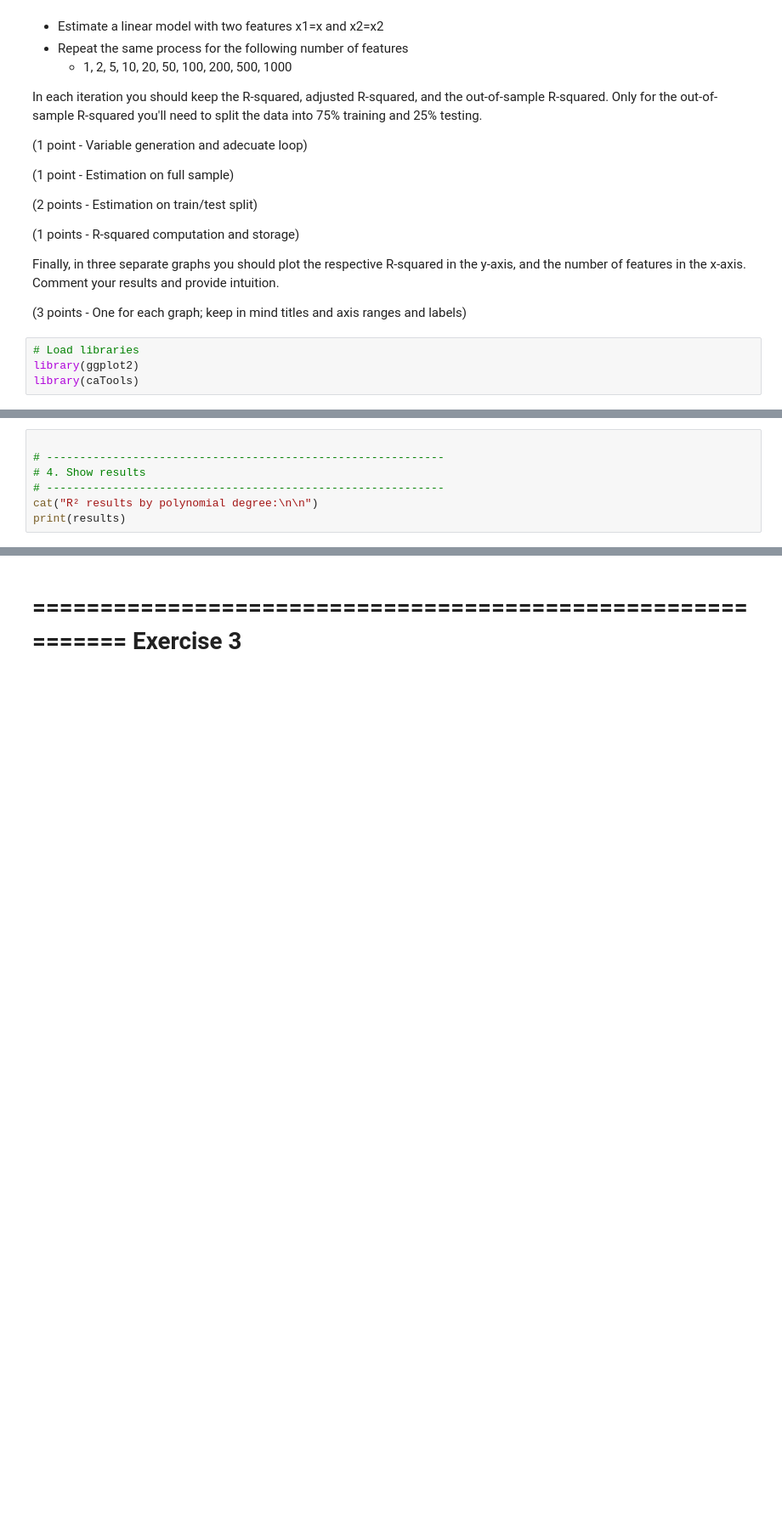
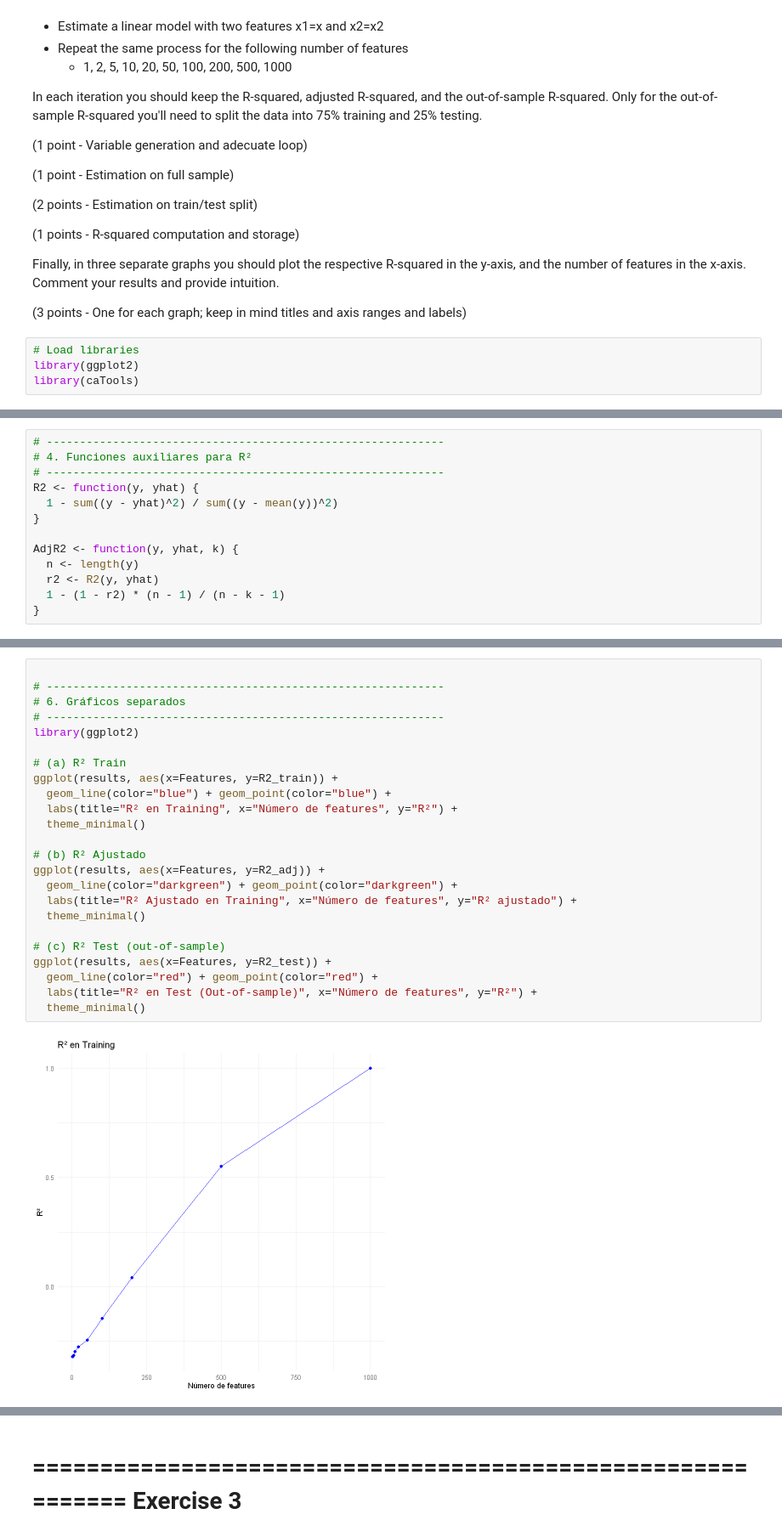
Before and after one commit to Daf1807/High_Dimensional_Linear_Models, a Jupyter notebook: R/scripts/R.ipynb, the cells around one changed output, grey strips where cells are left out. Shown at 85% size. Saved outputs shown, nothing was run; the diff lists cells and outputs as text; blank space fills up the shorter version.

```diff
--- a/R/scripts/R.ipynb
+++ b/R/scripts/R.ipynb
@@ -160,7 +143,13 @@ for (degree in 1:10) {
 # %%
+# ------------------------------------------------------------
+# 4. Funciones auxiliares para R²
+# ------------------------------------------------------------
+R2 <- function(y, yhat) {
+  1 - sum((y - yhat)^2) / sum((y - mean(y))^2)
+}
 
-# ------------------------------------------------------------
-# 4. Show results
-# ------------------------------------------------------------
-cat("R² results by polynomial degree:\n\n")
-print(results)
+AdjR2 <- function(y, yhat, k) {
+  n <- length(y)
+  r2 <- R2(y, yhat)
+  1 - (1 - r2) * (n - 1) / (n - k - 1)
+}
@@ -199,0 +206,26 @@ Warning message:
+# %%
+
+# ------------------------------------------------------------
+# 6. Gráficos separados
+# ------------------------------------------------------------
+library(ggplot2)
+
+# (a) R² Train
+ggplot(results, aes(x=Features, y=R2_train)) +
+  geom_line(color="blue") + geom_point(color="blue") +
+  labs(title="R² en Training", x="Número de features", y="R²") +
+  theme_minimal()
+
+# (b) R² Ajustado
+ggplot(results, aes(x=Features, y=R2_adj)) +
+  geom_line(color="darkgreen") + geom_point(color="darkgreen") +
+  labs(title="R² Ajustado en Training", x="Número de features", y="R² ajustado") +
+  theme_minimal()
+
+# (c) R² Test (out-of-sample)
+ggplot(results, aes(x=Features, y=R2_test)) +
+  geom_line(color="red") + geom_point(color="red") +
+  labs(title="R² en Test (Out-of-sample)", x="Número de features", y="R²") +
+  theme_minimal()
+# %% [output]
+[figure, added]
```
Also changed, not shown: parts of 6 cells of this notebook, 5 other files.
